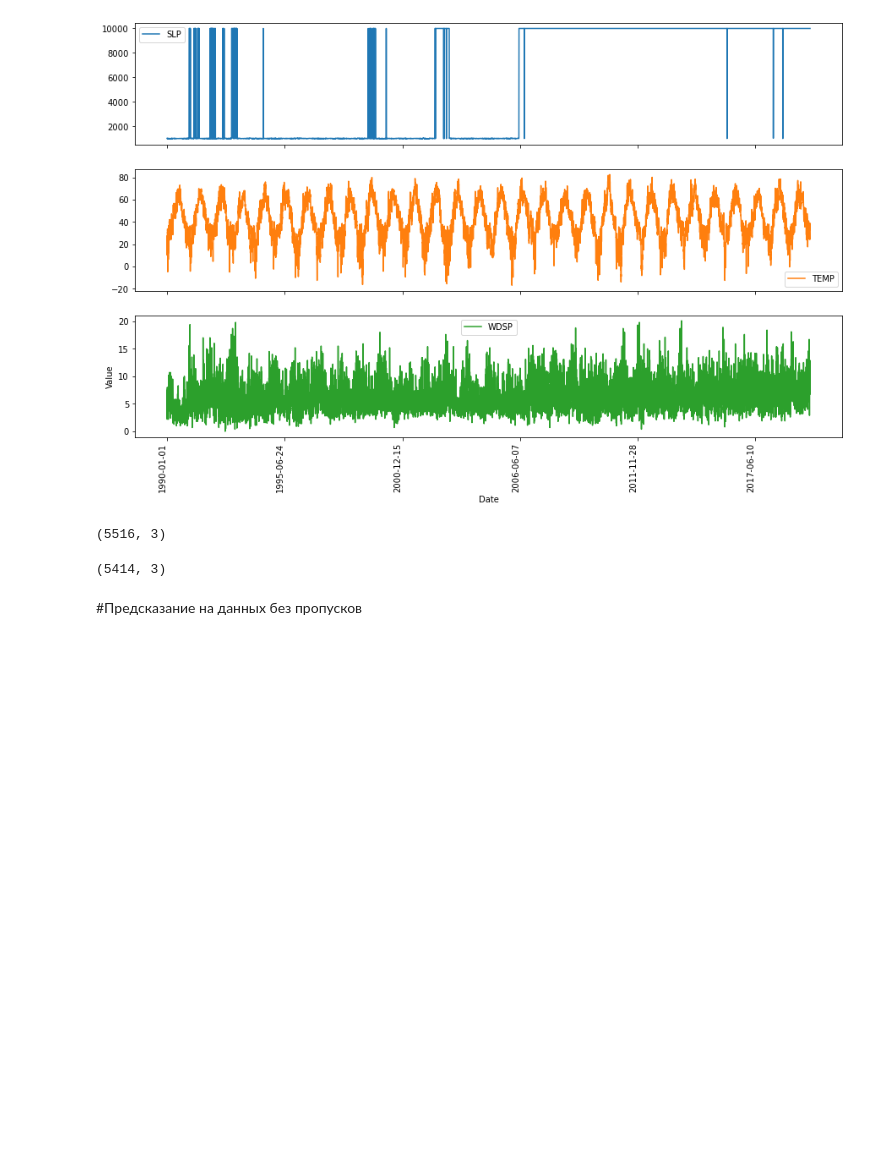
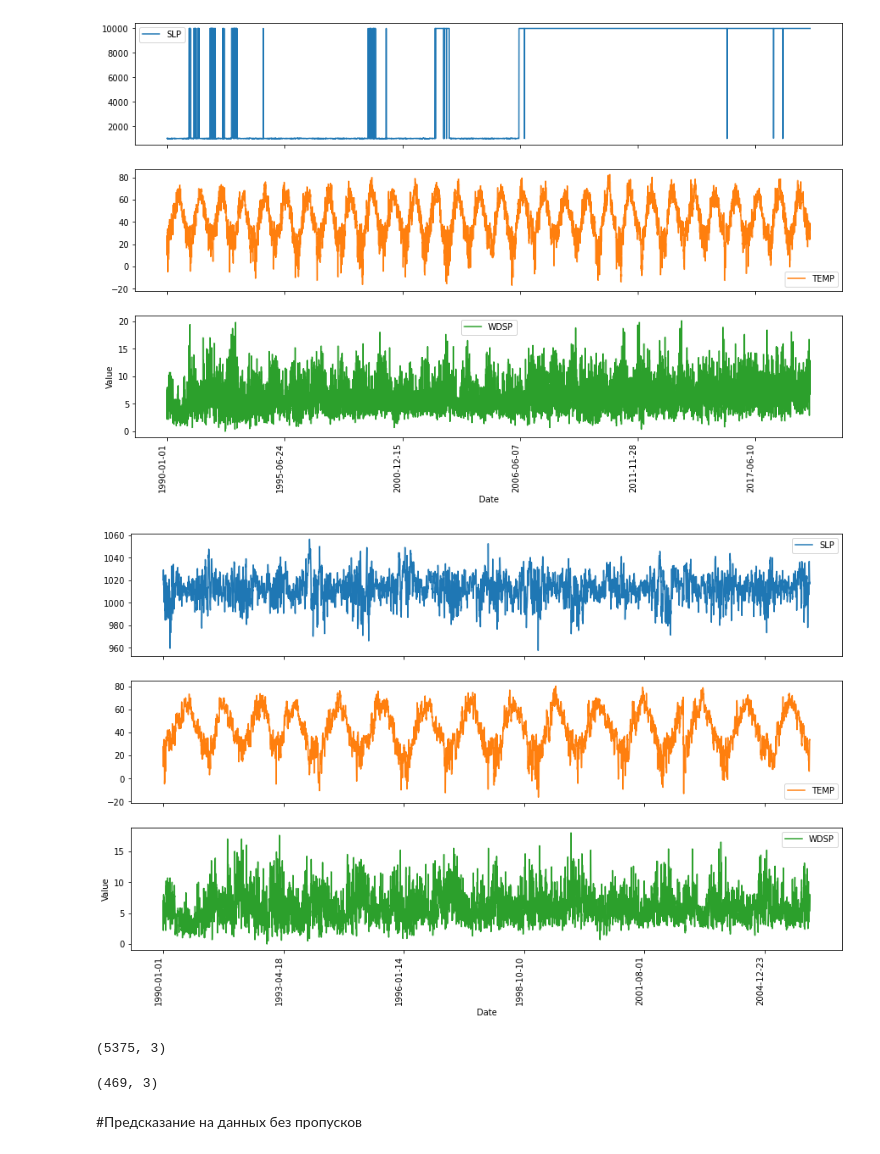
Before and after one commit to Loinen/geodata_analysis, a Jupyter notebook: lab2021.ipynb, the cells around one changed output. Cells and saved outputs as stored; diff of their text form; code cells hidden in the pictures; blank space fills up the shorter version.

```diff
--- a/lab2021.ipynb
+++ b/lab2021.ipynb
@@ -47,8 +46,10 @@ plt.show()
 # %% [output]
 [figure]
 # %%
-# удаление пропущенных значений
+# удаление пропущенных значений + убираем все после 2006 года
 data = original_data.copy()
+
+data = data.loc[:'2006-01-01']
 missing_vals = data.loc[data.SLP==9999.9]
 data = data.replace(9999.9, np.nan, regex=True)
 data = data.dropna(subset=['SLP'])
@@ -56,14 +57,23 @@ data = data.dropna(subset=['SLP'])
 X = data[['WDSP', 'TEMP']]
 y = data[['SLP']]
 X_train, X_test, y_train, y_test = train_test_split(X, y, test_size=0.2, random_state=13)
+# %%
+data.plot(subplots=True, figsize=(15, 10))
+plt.ylabel("Value")
+plt.xlabel("Date")
+plt.legend(loc='best')
+plt.xticks(rotation='vertical')
+plt.show()
+# %% [output]
+[figure, added]
 # %%
 data.shape
 # %% [output]
-(5516, 3)
+(5375, 3)
 # %%
 missing_vals.shape
 # %% [output]
-(5414, 3)
+(469, 3)
 # %% [markdown]
 #Предсказание на данных без пропусков
 # %%
```
Also changed, not shown: parts of 17 cells of this notebook.
